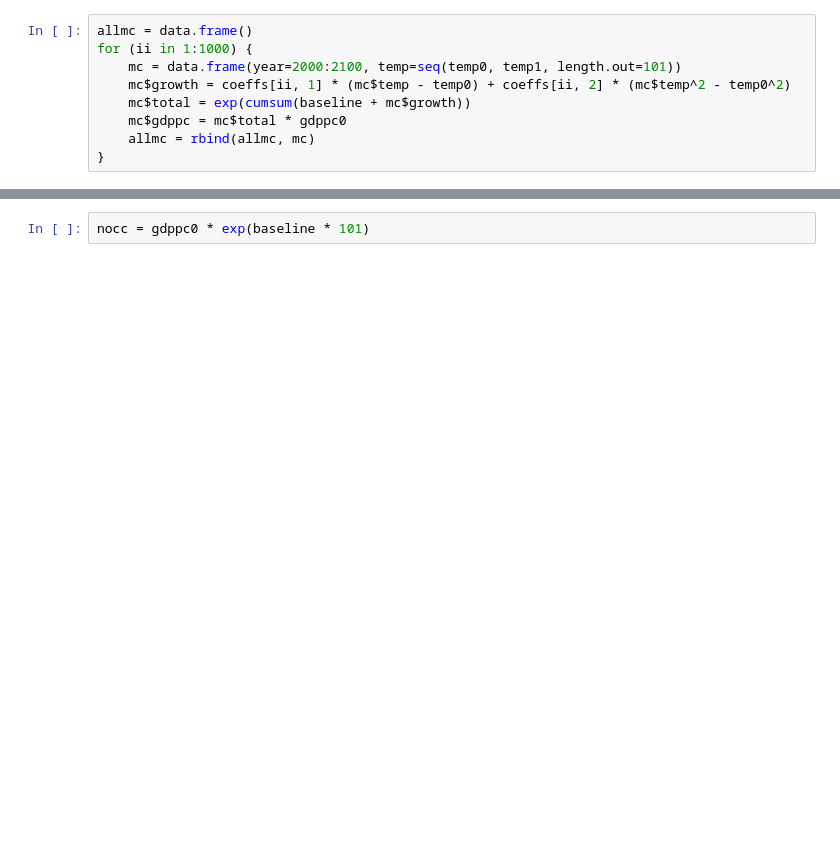
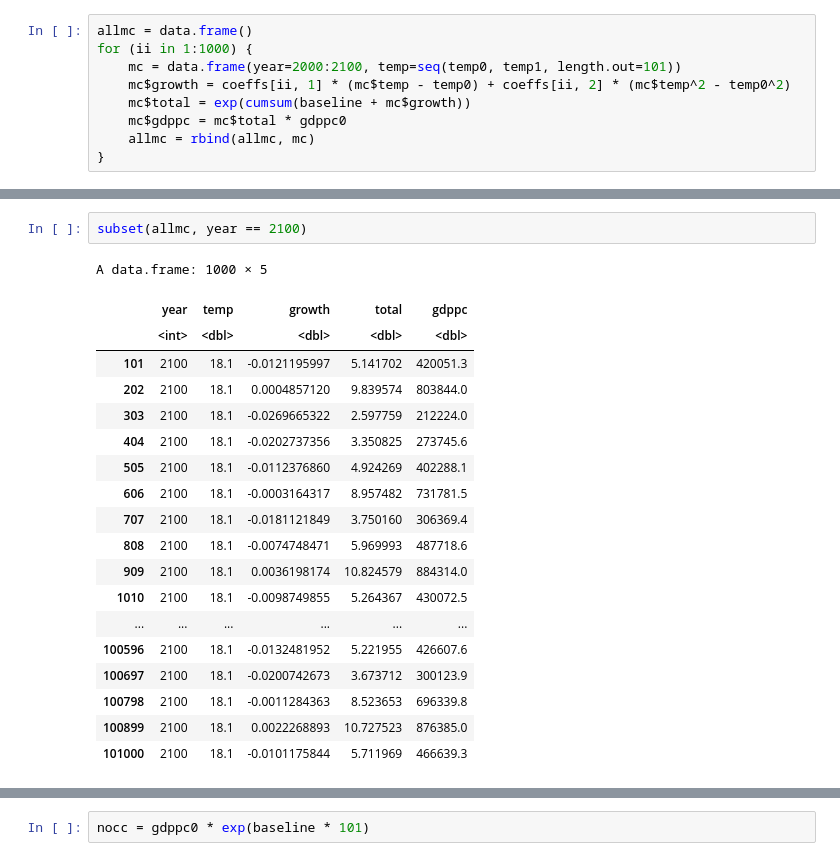
Before and after one commit to jrising/ccecon2025, a Jupyter notebook: Week 3 - Growth Damages.ipynb, the cells around one changed output, grey strips where cells are left out. Cells and saved outputs as stored; diff of their text form; blank space fills up the shorter version.

```diff
--- a/Week 3 - Growth Damages.ipynb
+++ b/Week 3 - Growth Damages.ipynb
@@ -67,2 +165,24 @@ for (ii in 1:1000) {
+# %%
+subset(allmc, year == 2100)
+# %% [output]
+A data.frame: 1000 × 5
+|  | year | temp | growth | total | gdppc |
+|  | <int> | <dbl> | <dbl> | <dbl> | <dbl> |
+| 101 | 2100 | 18.1 | -0.0121195997 | 5.141702 | 420051.3 |
+| 202 | 2100 | 18.1 | 0.0004857120 | 9.839574 | 803844.0 |
+| 303 | 2100 | 18.1 | -0.0269665322 | 2.597759 | 212224.0 |
+| 404 | 2100 | 18.1 | -0.0202737356 | 3.350825 | 273745.6 |
+| 505 | 2100 | 18.1 | -0.0112376860 | 4.924269 | 402288.1 |
+| 606 | 2100 | 18.1 | -0.0003164317 | 8.957482 | 731781.5 |
+| 707 | 2100 | 18.1 | -0.0181121849 | 3.750160 | 306369.4 |
+| 808 | 2100 | 18.1 | -0.0074748471 | 5.969993 | 487718.6 |
+| 909 | 2100 | 18.1 | 0.0036198174 | 10.824579 | 884314.0 |
+| 1010 | 2100 | 18.1 | -0.0098749855 | 5.264367 | 430072.5 |
+| ... | ... | ... | ... | ... | ... |
+| 100596 | 2100 | 18.1 | -0.0132481952 | 5.221955 | 426607.6 |
+| 100697 | 2100 | 18.1 | -0.0200742673 | 3.673712 | 300123.9 |
+| 100798 | 2100 | 18.1 | -0.0011284363 | 8.523653 | 696339.8 |
+| 100899 | 2100 | 18.1 | 0.0022268893 | 10.727523 | 876385.0 |
+| 101000 | 2100 | 18.1 | -0.0101175844 | 5.711969 | 466639.3 |
 # %%
 ggplot(subset(allmc, year == 2100), aes(gdppc)) + geom_density()
```
Also changed, not shown: parts of 30 cells of this notebook, 2 other files.
